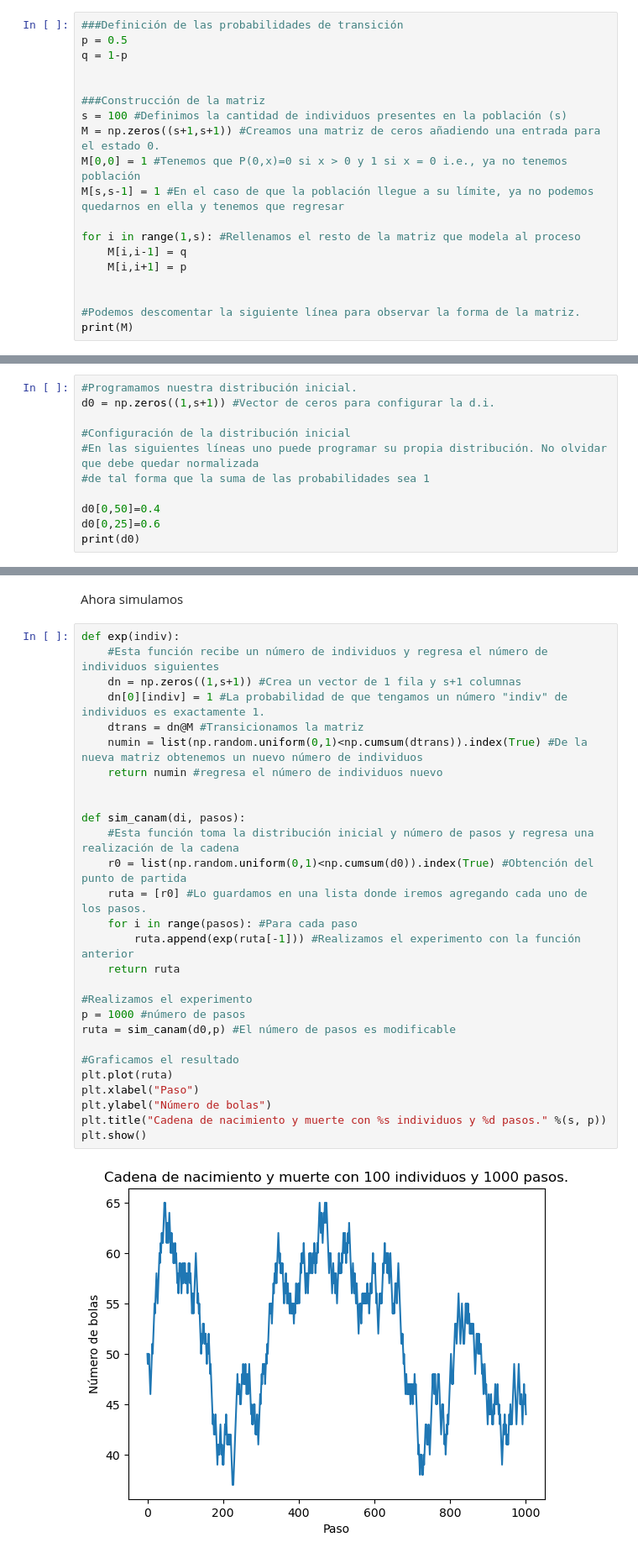
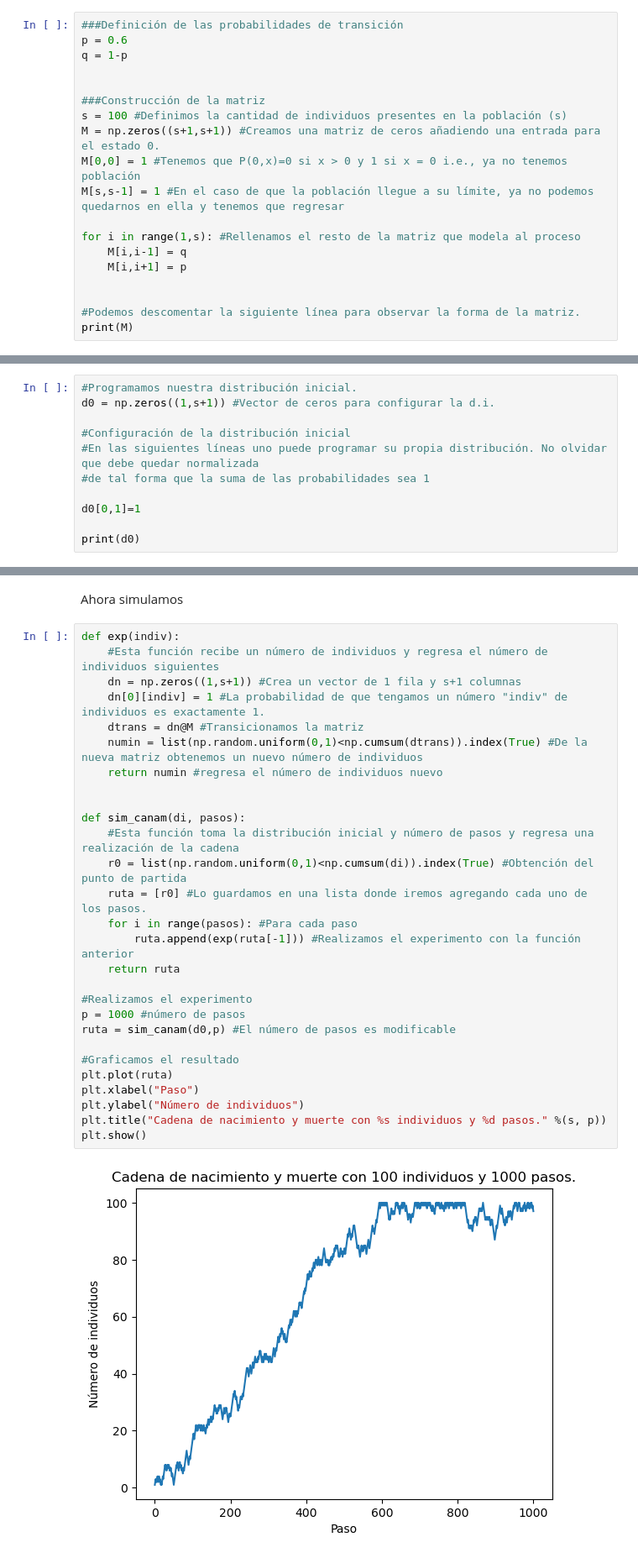
Before and after one commit to nico-qr/stochasticp1, a Jupyter notebook: Cadena de nacimiento y muerte.ipynb, the cells around one changed output, grey strips where cells are left out. Shown at 84% size. Cells and saved outputs as stored; diff of their text form.

```diff
--- a/Cadena de nacimiento y muerte.ipynb
+++ b/Cadena de nacimiento y muerte.ipynb
@@ -18,6 +20,6 @@ import matplotlib.pyplot as plt
 # %%
 ###Definición de las probabilidades de transición
-p = 0.5
+p = 0.6
 q = 1-p
 
 
@@ -53,7 +55,7 @@ d0 = np.zeros((1,s+1)) #Vector de ceros para configurar la d.i.
 #En las siguientes líneas uno puede programar su propia distribución. No olvidar que debe quedar normalizada
 #de tal forma que la suma de las probabilidades sea 1
 
-d0[0,50]=0.4
-d0[0,25]=0.6
+d0[0,1]=1
+
 print(d0)
 # %% [output]
@@ -68,30 +69,30 @@ Ahora simulamos
 # %%
 def exp(indiv):
     #Esta función recibe un número de individuos y regresa el número de individuos siguientes
     dn = np.zeros((1,s+1)) #Crea un vector de 1 fila y s+1 columnas
     dn[0][indiv] = 1 #La probabilidad de que tengamos un número "indiv" de individuos es exactamente 1.
     dtrans = dn@M #Transicionamos la matriz
     numin = list(np.random.uniform(0,1)<np.cumsum(dtrans)).index(True) #De la nueva matriz obtenemos un nuevo número de individuos
     return numin #regresa el número de individuos nuevo
 
 
 def sim_canam(di, pasos):
     #Esta función toma la distribución inicial y número de pasos y regresa una realización de la cadena
-    r0 = list(np.random.uniform(0,1)<np.cumsum(d0)).index(True) #Obtención del punto de partida
+    r0 = list(np.random.uniform(0,1)<np.cumsum(di)).index(True) #Obtención del punto de partida
     ruta = [r0] #Lo guardamos en una lista donde iremos agregando cada uno de los pasos.
     for i in range(pasos): #Para cada paso
         ruta.append(exp(ruta[-1])) #Realizamos el experimento con la función anterior
     return ruta
 
 #Realizamos el experimento
 p = 1000 #número de pasos
 ruta = sim_canam(d0,p) #El número de pasos es modificable
 
 #Graficamos el resultado
 plt.plot(ruta)
 plt.xlabel("Paso")
-plt.ylabel("Número de bolas")
+plt.ylabel("Número de individuos")
 plt.title("Cadena de nacimiento y muerte con %s individuos y %d pasos." %(s, p))
 plt.show()
 # %% [output]
-[figure, old version]
+[figure, new version]
```
Also changed, not shown: parts of 16 cells of this notebook.
